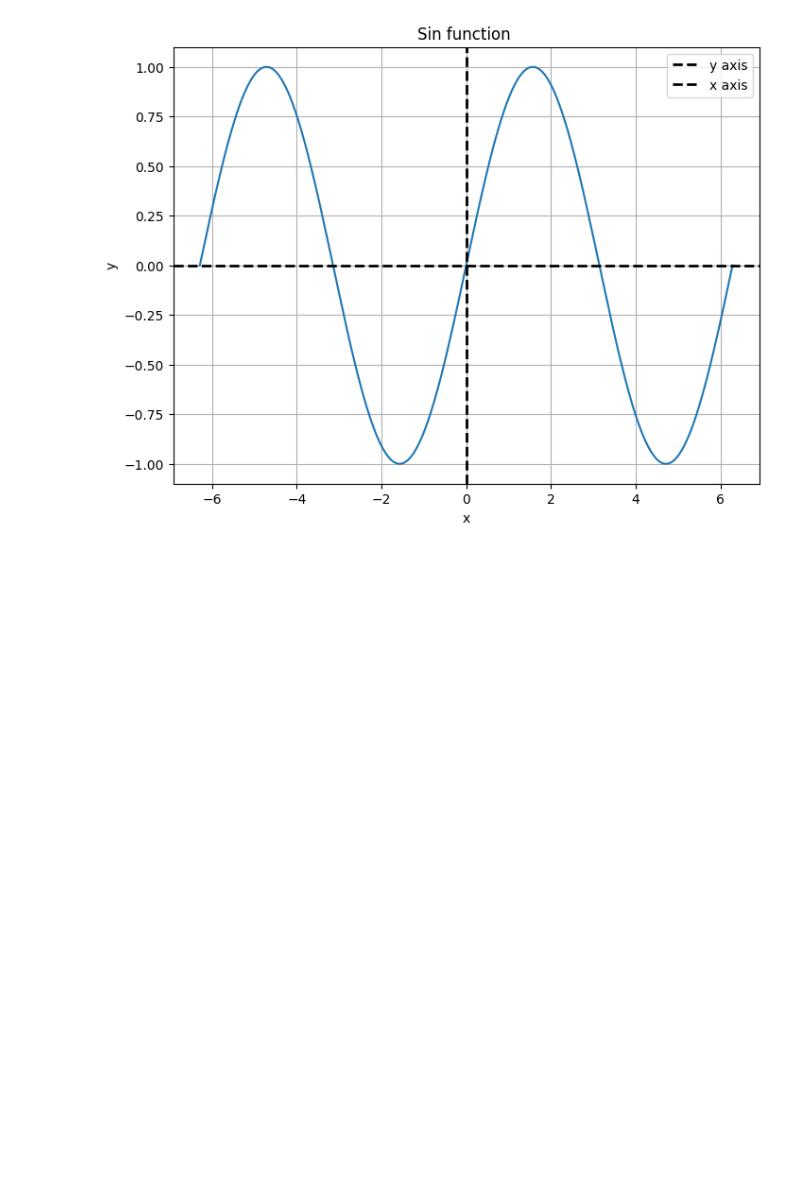
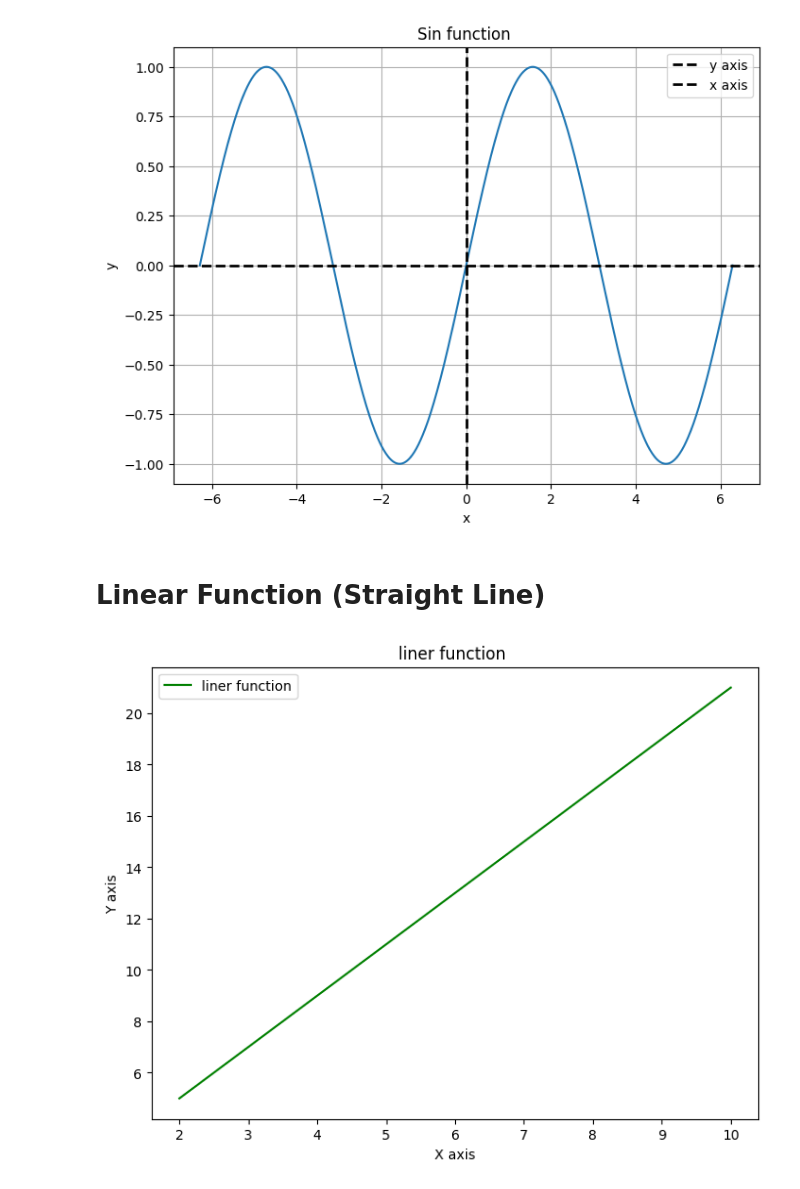
Before and after one commit to Engr-Jawad/statistics_for_data_Science, a Jupyter notebook: Calculas.ipynb, the cells around one changed output. Saved outputs shown, nothing was run; the diff lists cells and outputs as text; code cells hidden in the pictures; blank space fills up the shorter version.

Commit message:
liner function graph are added

```diff
--- a/Calculas.ipynb
+++ b/Calculas.ipynb
@@ -34,3 +34,17 @@ plt.grid()
 plt.show()
 # %% [output]
 [figure]
+# %% [markdown]
+# Linear Function (Straight Line)
+# %%
+# Function: f(x)=2x+1
+x = np.linspace(2,10,10000)
+y = 2 * x + 1
+plt.figure(figsize=(8,6))
+plt.plot(x,y,color = "green",linewidth =1.5,label = "liner function")
+plt.xlabel("X axis")
+plt.ylabel("Y axis")
+plt.legend()
+plt.show()
+# %% [output]
+[figure, added]
```
